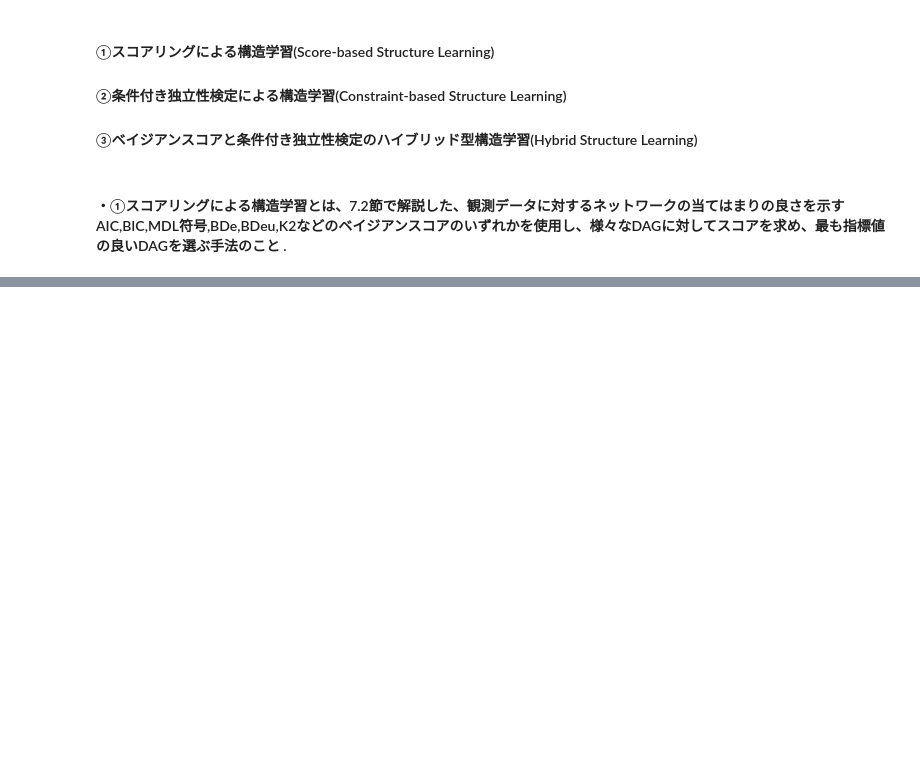
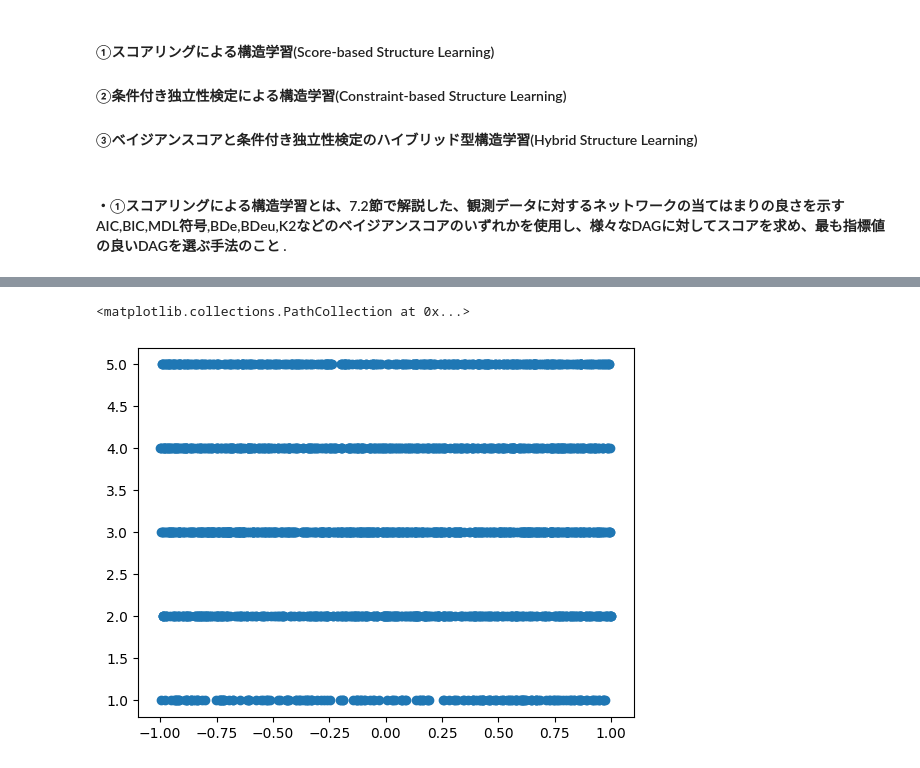
Before and after one commit to LABO-M/Python-causal-analysis, a Jupyter notebook: chapter7/chapter7.ipynb, the cells around one changed output, grey strips where cells are left out. Cells and saved outputs as stored; diff of their text form; code cells hidden in the pictures; blank space fills up the shorter version.

```diff
--- a/chapter7/chapter7.ipynb
+++ b/chapter7/chapter7.ipynb
@@ -541,0 +676,14 @@ print(est.test_conditional_independence(
+# %%
+# 本章からの追加データを生成
+
+# Y2：部下当人のチームメンバへの満足度 1から5の5段階
+Y2 = np.random.choice([1.0, 2.0, 3.0, 4.0, 5.0],
+                      num_data, p=[0.1, 0.2, 0.3, 0.2, 0.2])
+
+# Y3：部下当人の仕事への満足度
+e_y3 = randn(num_data)
+Y3 = 4*Y + Y2 + e_y3
+
+# Y4：部下当人の仕事のパフォーマンス
+e_y4 = randn(num_data)
+Y4 = 3*Y3 + 5 + 2*e_y4
@@ -541,0 +717,6 @@ print(est.test_conditional_independence(
+# %%
+# グラフで確認
+plt.scatter(x, Y2)
+# %% [output]
+<matplotlib.collections.PathCollection at 0x...>
+[figure, added]
```
Also changed, not shown: parts of 146 cells of this notebook, 22 other files.
